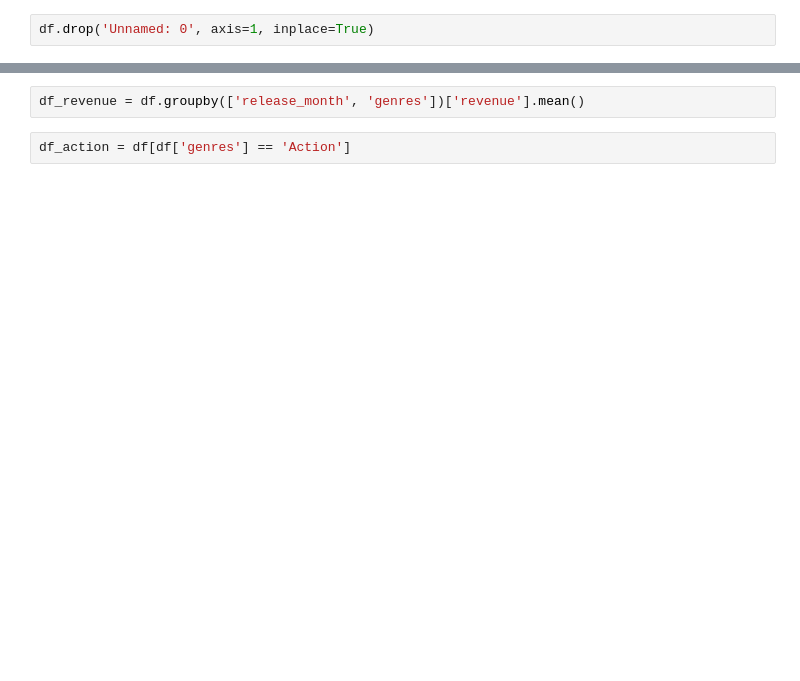
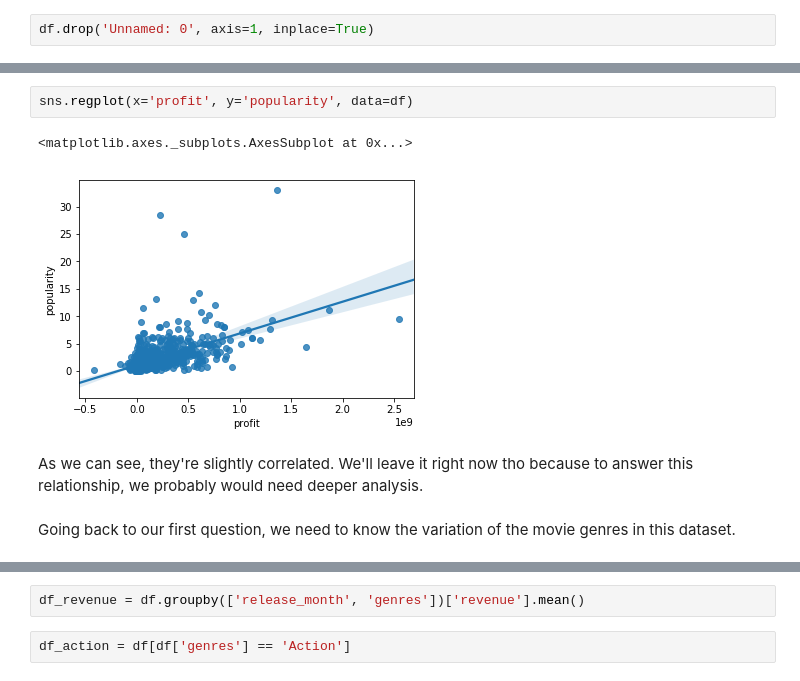
Before and after one commit to iqbalpratama20/Data-Science, a Jupyter notebook: TMDBMovies/Analysis.ipynb, the cells around one changed output, grey strips where cells are left out. Drawn from its saved outputs; the diff is of its cells as text; blank space fills up the shorter version.

Commit message:
analysis pt 1

```diff
--- a/TMDBMovies/Analysis.ipynb
+++ b/TMDBMovies/Analysis.ipynb
@@ -35 +98,10 @@ df.head()
+# %%
+sns.regplot(x='profit', y='popularity', data=df)
+# %% [output]
+<matplotlib.axes._subplots.AxesSubplot at 0x...>
+[figure, added]
+# %% [markdown]
+As we can see, they're slightly correlated. We'll leave it right now tho because to answer this relationship, we probably would need deeper analysis.
+# %% [markdown]
+Going back to our first question, we need to know the variation of the movie genres in this dataset.
 # %%
```
Also changed, not shown: parts of 41 cells of this notebook.
